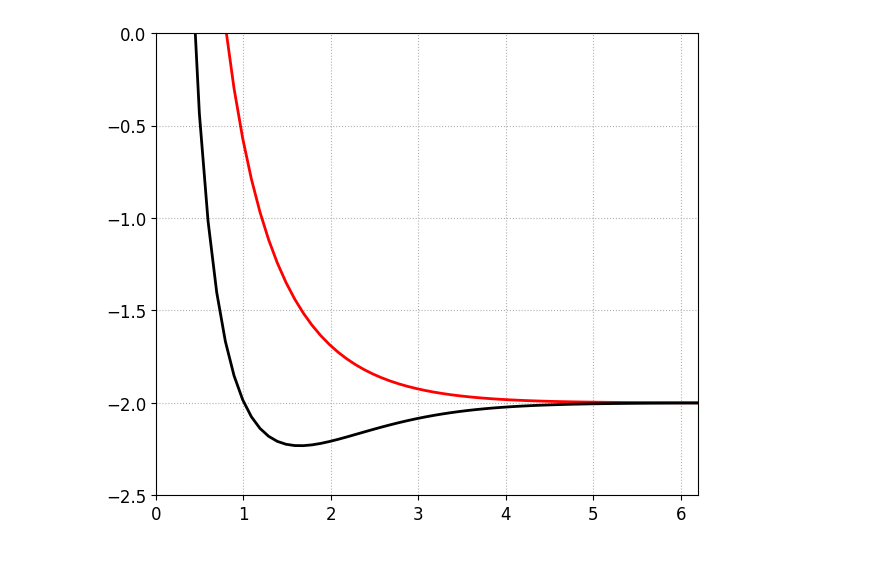
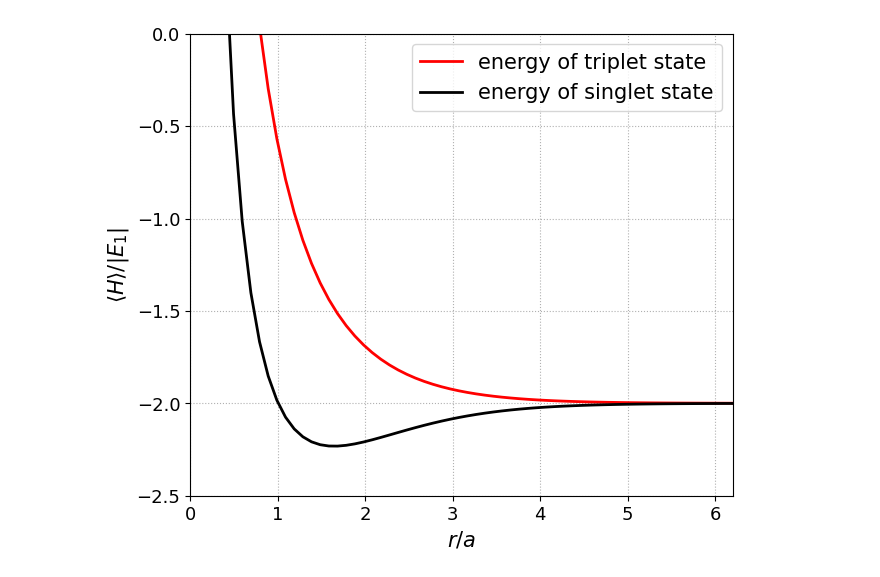
Before and after one commit to SYen-qc/Quantum_computing, a Jupyter notebook: Hydrogen_molecule.ipynb, the cells around one changed output. Saved outputs shown, nothing was run; the diff lists cells and outputs as text; code cells hidden in the pictures.

```diff
--- a/Hydrogen_molecule.ipynb
+++ b/Hydrogen_molecule.ipynb
@@ -40,20 +40,20 @@ for i in range(number):
 # %%
 plt.figure(figsize=(7.0, 6.0))
 
 xmin_plot, xmax_plot = 0, 6.2
 ymin_plot, ymax_plot = -2.5, 0.0
 plt.xlim(xmin_plot, xmax_plot)
 plt.ylim(ymin_plot, ymax_plot)
-plt.xticks(fontsize=12, rotation=0)
-plt.yticks(fontsize=12, rotation=0)
-#plt.xlabel("H-H distance in angstrom", fontsize=13)
-#plt.ylabel("Energy in hartree", fontsize=13)
+plt.xticks(fontsize=13, rotation=0)
+plt.yticks(fontsize=13, rotation=0)
+plt.xlabel("$r/a$", fontsize=15)
+plt.ylabel("$\\langle H \\rangle/|E_{1}|$", fontsize=15)
 
-plt.plot(x_list, energy_list, color="red", linestyle="solid", linewidth=2)
-plt.plot(x_list, energy_g_list, color="black", linestyle="solid", linewidth=2)
+plt.plot(x_list, energy_list, color="red", linestyle="solid", linewidth=2, label="energy of triplet state")
+plt.plot(x_list, energy_g_list, color="black", linestyle="solid", linewidth=2, label="energy of singlet state")
 
 plt.grid(linestyle='dotted')
-#plt.legend(loc='best', fontsize=13)
+plt.legend(loc='best', fontsize=15)
 plt.show()
 # %% [output]
-[figure, old version]
+[figure, new version]
```
Also changed, not shown: parts of 1 cell of this notebook.
